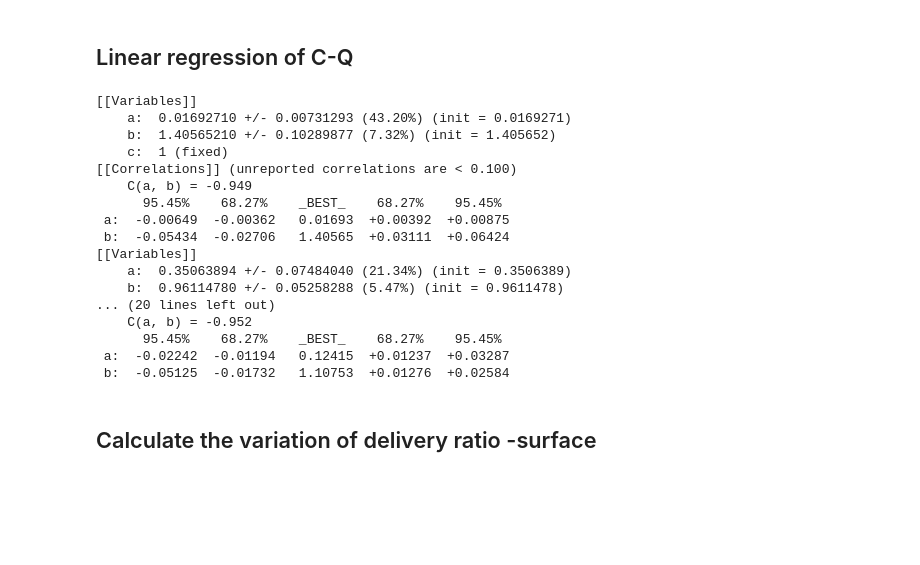
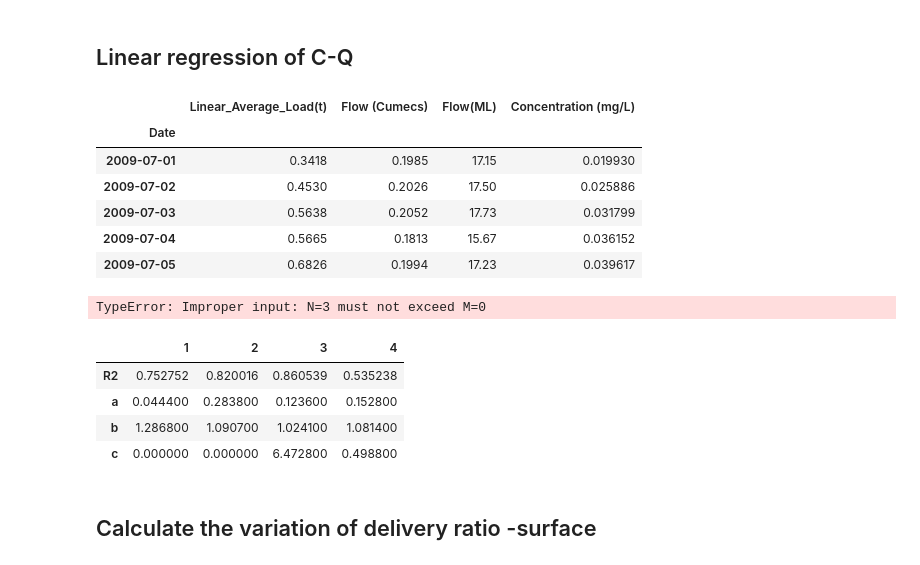
Before and after one commit to QianWanghhu/wqd_analyze, a Jupyter notebook: src/signatures_produce.ipynb, the cells around one changed output. Saved outputs shown, nothing was run; the diff lists cells and outputs as text; code cells hidden in the pictures; blank space fills up the shorter version.

Commit message:
Set c in the non-linear regression as non-fixed

```diff
--- a/src/signatures_produce.ipynb
+++ b/src/signatures_produce.ipynb
@@ -321,8 +321,18 @@ import lmfit
 # %%
 # define x and y
 time_range = [['/7/1', '/10/1'], ['/10/1', '/1/1'], ['/1/1', '/4/1'], ['/4/1', '/7/1']]
-cols = mod_load_flow.columns
-# day_load_flow.loc[:, cols[0]] = day_load_flow.loc[:, cols[0]]*1000
+cols = day_load_flow.columns
+day_load_flow.loc[:, cols[0]] = day_load_flow.loc[:, cols[0]]*1000
+# %%
+day_load_flow.head()
+# %% [output]
+|  | Linear_Average_Load(t) | Flow (Cumecs) | Flow(ML) | Concentration (mg/L) |
+| Date |  |  |  |  |
+| 2009-07-01 | 0.3418 | 0.1985 | 17.15 | 0.019930 |
+| 2009-07-02 | 0.4530 | 0.2026 | 17.50 | 0.025886 |
+| 2009-07-03 | 0.5638 | 0.2052 | 17.73 | 0.031799 |
+| 2009-07-04 | 0.5665 | 0.1813 | 15.67 | 0.036152 |
+| 2009-07-05 | 0.6826 | 0.1994 | 17.23 | 0.039617 |
 # %%
 x_dict, y_dict = {}, {}
 k = 1
@@ -347,7 +357,7 @@ for k in range(1, 5):
     x = x_dict[f'{k}_x']
     y = x_dict[f'{k}_y']
     p = lmfit.Parameters()
-    p.add_many(('a', 0.1, True, 0, 10), ('b', 2, True, 0, 2 ), ('c', 1, False, 0, 20))
+    p.add_many(('a', 0.1, True, 0, 10), ('b', 2, True, 0, 2 ), ('c', 1, True, -1, 10))
     out1, out2, ci, trace = nonlinear_fit(p, residual, x, y, opti_method='differential_evolution')# lmfit, x=x_input, y=y_output,
 
     # compare coefficient of determination
@@ -360,21 +370,13 @@ for k in range(1, 5):
     rel_bias = abs_bias / np.average(y)
     coeff_regress.loc[:, k] = [r2, para_values['a'], para_values['b'], para_values['c']]
 # %% [output]
-[[Variables]]
-    a:  0.01692710 +/- 0.00731293 (43.20%) (init = 0.0169271)
-    b:  1.40565210 +/- 0.10289877 (7.32%) (init = 1.405652)
-    c:  1 (fixed)
-[[Correlations]] (unreported correlations are < 0.100)
-    C(a, b) = -0.949
-      95.45%    68.27%    _BEST_    68.27%    95.45%
- a:  -0.00649  -0.00362   0.01693  +0.00392  +0.00875
- b:  -0.05434  -0.02706   1.40565  +0.03111  +0.06424
-[[Variables]]
-    a:  0.35063894 +/- 0.07484040 (21.34%) (init = 0.3506389)
-    b:  0.96114780 +/- 0.05258288 (5.47%) (init = 0.9611478)
-... (20 lines left out)
-    C(a, b) = -0.952
-      95.45%    68.27%    _BEST_    68.27%    95.45%
- a:  -0.02242  -0.01194   0.12415  +0.01237  +0.03287
- b:  -0.05125  -0.01732   1.10753  +0.01276  +0.02584
+TypeError: Improper input: N=3 must not exceed M=0
+# %%
+coeff_regress
+# %% [output]
+|  | 1 | 2 | 3 | 4 |
+| R2 | 0.752752 | 0.820016 | 0.860539 | 0.535238 |
+| a | 0.044400 | 0.283800 | 0.123600 | 0.152800 |
+| b | 1.286800 | 1.090700 | 1.024100 | 1.081400 |
+| c | 0.000000 | 0.000000 | 6.472800 | 0.498800 |
 # %%
```
Also changed, not shown: parts of 2 cells of this notebook.
